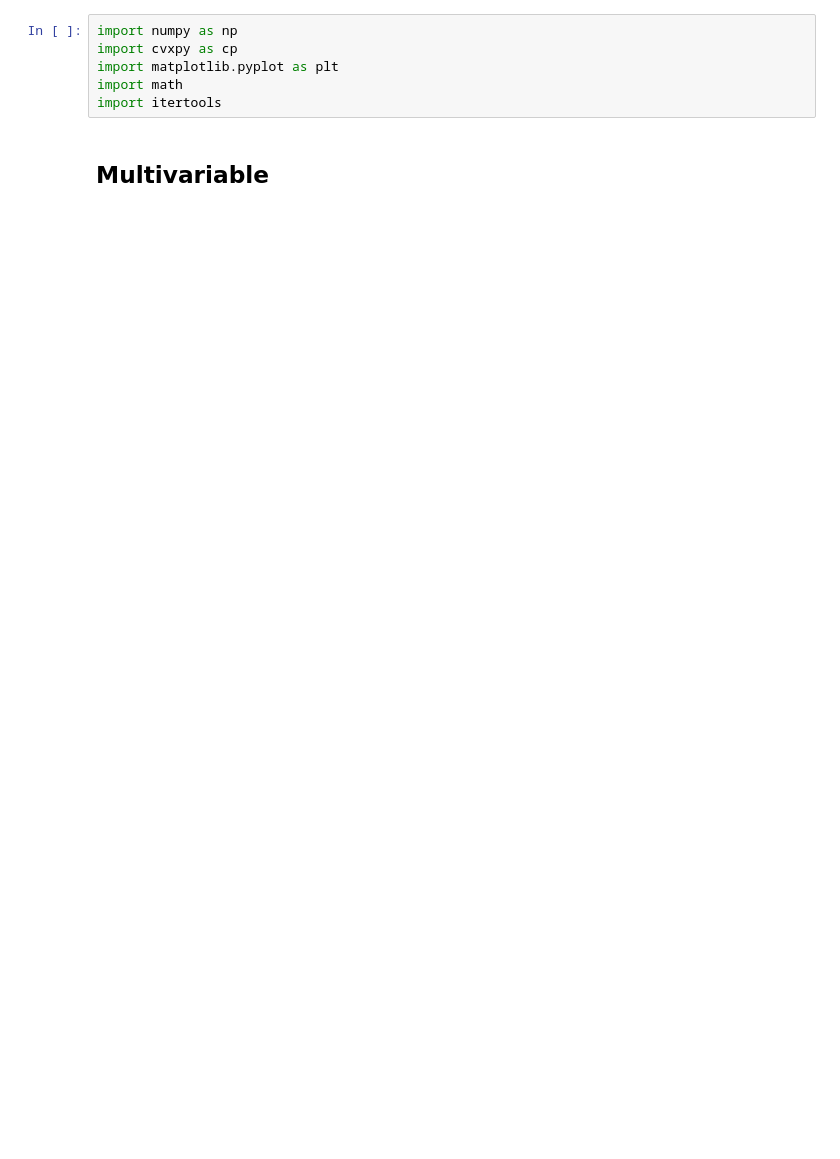
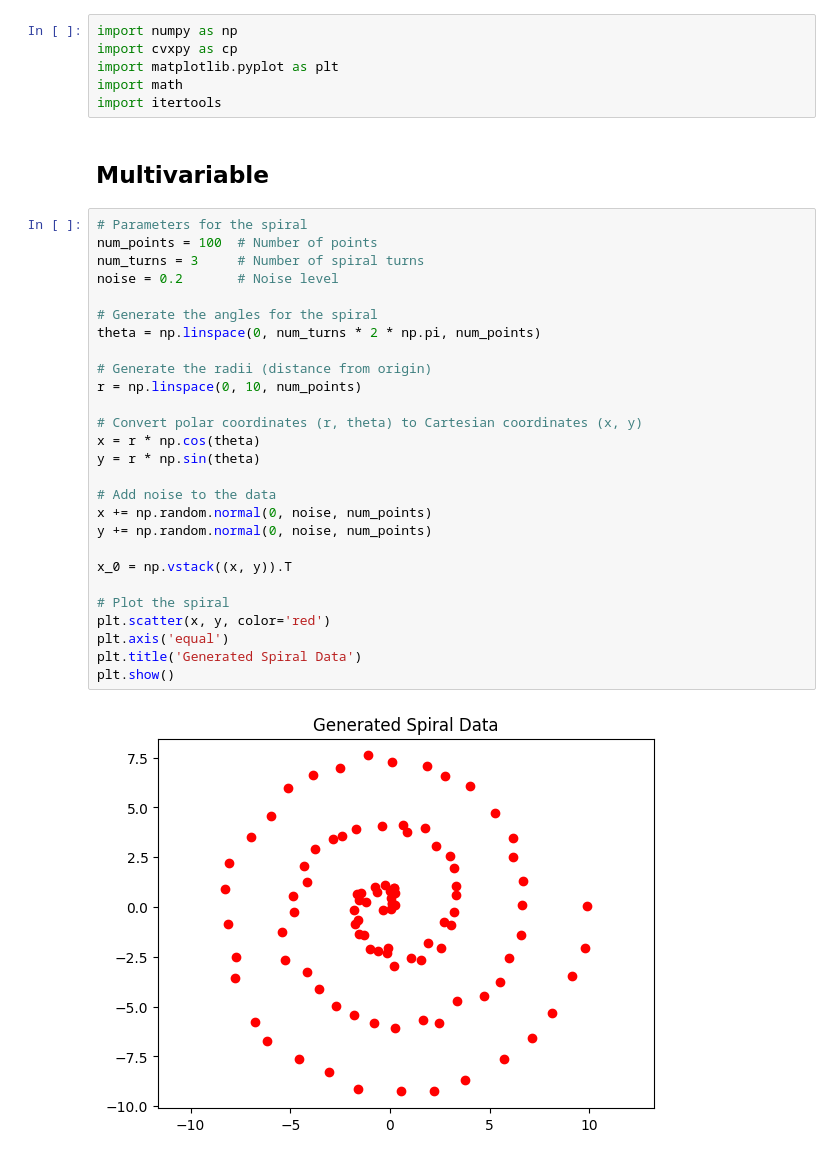
Before and after one commit to kh-ryu/cvx_project, a Jupyter notebook: denosing_score_matching.ipynb, the cells around one changed output. Saved outputs shown, nothing was run; the diff lists cells and outputs as text; blank space fills up the shorter version.

```diff
--- a/denosing_score_matching.ipynb
+++ b/denosing_score_matching.ipynb
@@ -6,3 +6,32 @@ import math
 import itertools
 # %% [markdown]
 ## Multivariable
+# %%
+# Parameters for the spiral
+num_points = 100  # Number of points
+num_turns = 3     # Number of spiral turns
+noise = 0.2       # Noise level
+
+# Generate the angles for the spiral
+theta = np.linspace(0, num_turns * 2 * np.pi, num_points)
+
+# Generate the radii (distance from origin)
+r = np.linspace(0, 10, num_points)
+
+# Convert polar coordinates (r, theta) to Cartesian coordinates (x, y)
+x = r * np.cos(theta)
+y = r * np.sin(theta)
+
+# Add noise to the data
+x += np.random.normal(0, noise, num_points)
+y += np.random.normal(0, noise, num_points)
+
+x_0 = np.vstack((x, y)).T
+
+# Plot the spiral
+plt.scatter(x, y, color='red')
+plt.axis('equal')
+plt.title('Generated Spiral Data')
+plt.show()
+# %% [output]
+[figure, added]
```
Also changed, not shown: parts of 6 cells of this notebook.
